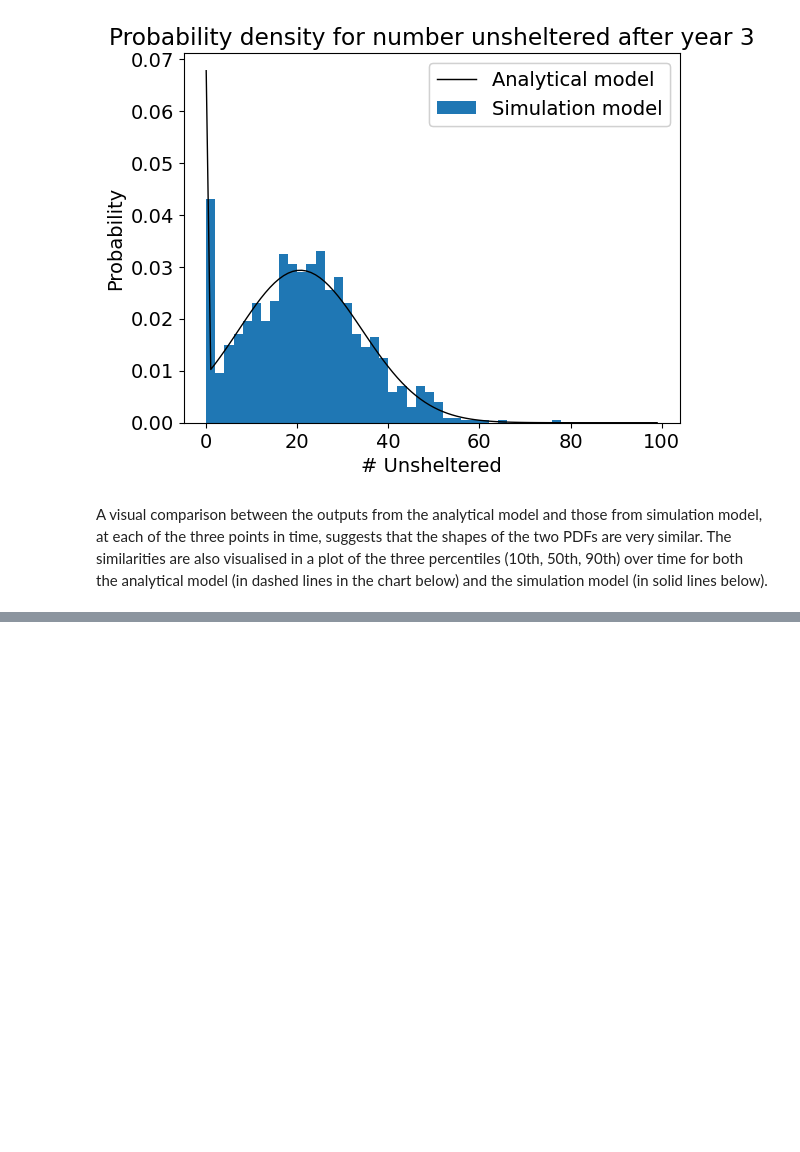
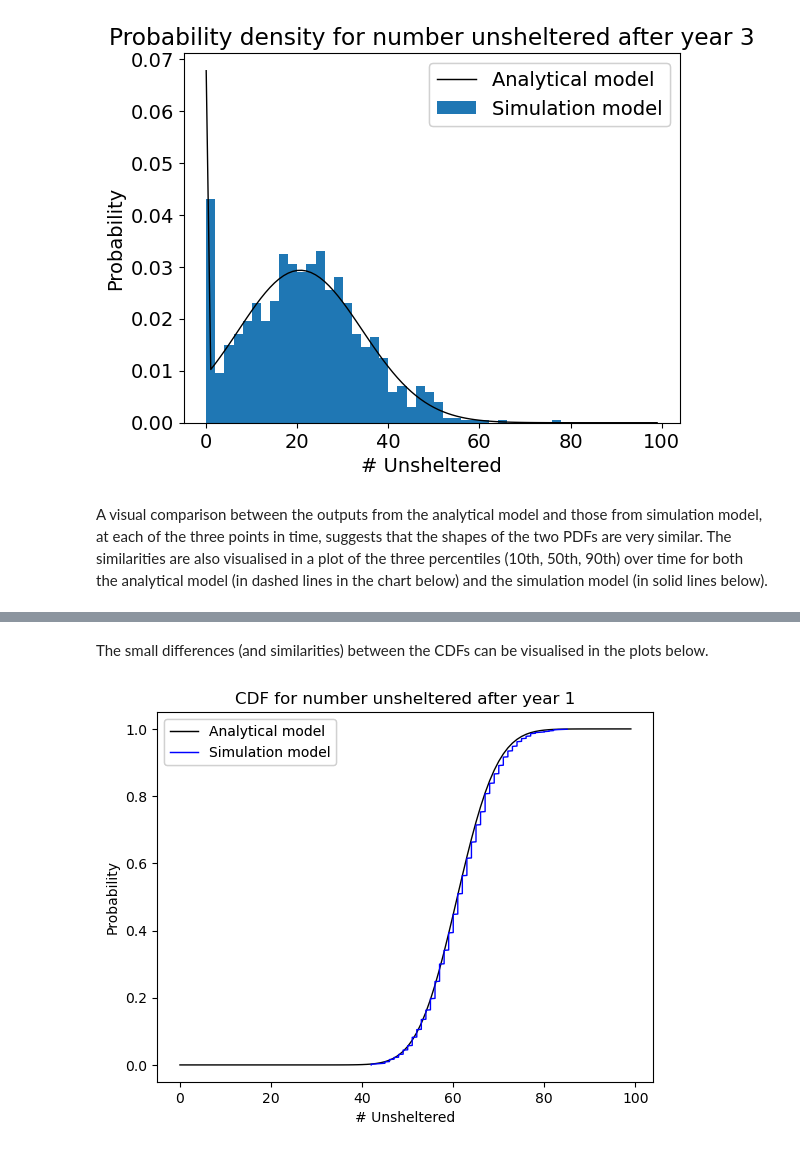
Before and after one commit to grahamburgess3/homeless_services, a Jupyter notebook: test_queueing_model.ipynb, the cells around one changed output, grey strips where cells are left out. Drawn from its saved outputs; the diff is of its cells as text; code cells hidden in the pictures; blank space fills up the shorter version.

```diff
--- a/test_queueing_model.ipynb
+++ b/test_queueing_model.ipynb
@@ -280,0 +314,6 @@ fig, ax = qm.create_chart_comparing_percentiles(data_sim,q,percentiles=[10,50,90
+# %% [markdown]
+The small differences (and similarities) between the CDFs can be visualised in the plots below.
+# %%
+fig, ax = qm.compare_cdf(data_sim, q, 100, 1)
+# %% [output]
+[figure, added]
```
Also changed, not shown: parts of 7 cells of this notebook, 1 other file.
